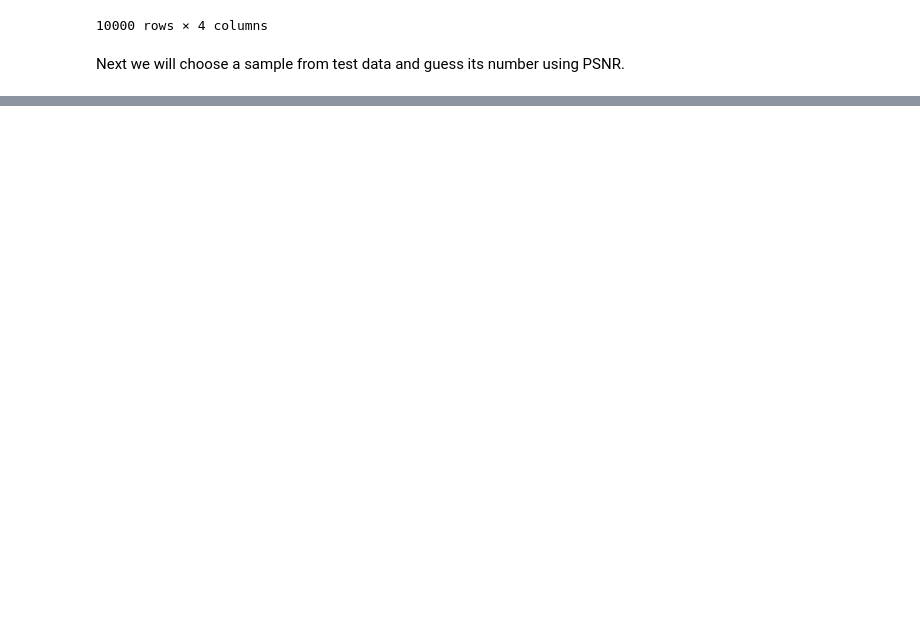
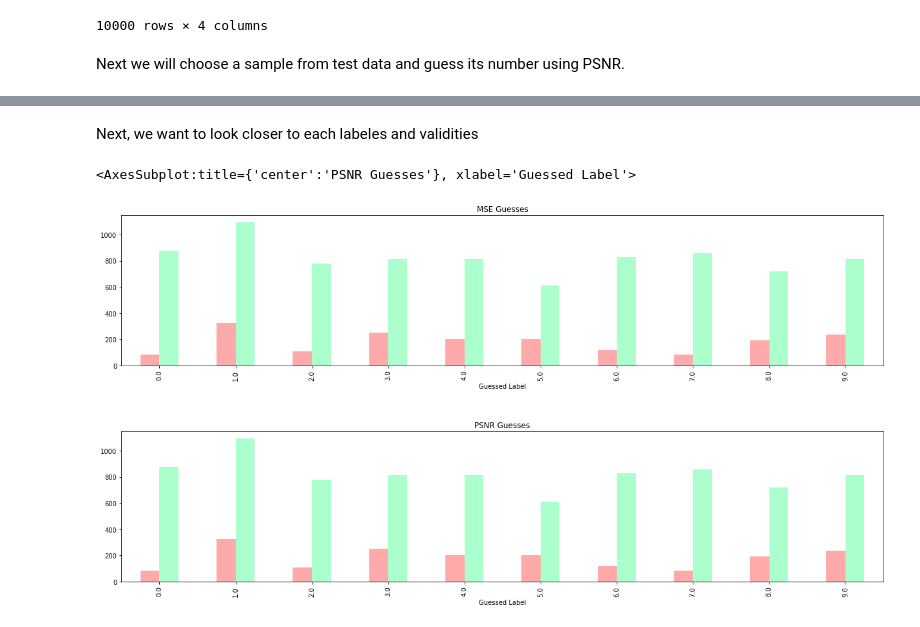
Before and after one commit to erfansobhaei/imgprcsings, a Jupyter notebook: part1/problem5/EvaluateImageSimilarity.ipynb, the cells around one changed output, grey strips where cells are left out. Cells and saved outputs as stored; diff of their text form; code cells hidden in the pictures; blank space fills up the shorter version.

```diff
--- a/part1/problem5/EvaluateImageSimilarity.ipynb
+++ b/part1/problem5/EvaluateImageSimilarity.ipynb
@@ -335 +331,55 @@ Valid guesses: 82.03%, 8203.0 out of 10000
 10000 rows × 4 columns
+# %% [markdown]
+Next, we want to look closer to each labeles and validities
+# %%
+# Counting number of each label for MSE
+df_MSE = (
+    MSE_data.groupby(["Guessed Label", "Valid"]).agg("count").reset_index().iloc[:, :-1]
+)
+df_MSE.columns = ["Guessed Label", "Valid", "Count"]
+
+df_MSE = pd.pivot_table(
+    df_MSE,
+    values="Count",
+    index="Guessed Label",
+    columns="Valid",
+)
+
+# Counting number of each label for MSE
+df_PSNR = (
+    PSNR_data.groupby(["Guessed Label", "Valid"])
+    .agg("count")
+    .reset_index()
+    .iloc[:, :-1]
+)
+df_PSNR.columns = ["Guessed Label", "Valid", "Count"]
+
+df_PSNR = pd.pivot_table(
+    df_PSNR,
+    values="Count",
+    index="Guessed Label",
+    columns="Valid",
+)
+
+# Showing plot based on number of right and wrong guesses for each label
+fig, axes = plt.subplots(nrows=2, ncols=1)
+fig.tight_layout(pad=2.0)
+df_MSE.plot(
+    kind="bar",
+    color=["#faa", "#afc"],
+    ax=axes[0],
+    figsize=(20, 15),
+    legend=False,
+    title="MSE Guesses",
+)
+df_PSNR.plot(
+    kind="bar",
+    color=["#faa", "#afc"],
+    ax=axes[1],
+    figsize=(20, 10),
+    legend=False,
+    title="PSNR Guesses",
+)
+# %% [output]
+<AxesSubplot:title={'center':'PSNR Guesses'}, xlabel='Guessed Label'>
+[figure, added]
```
Also changed, not shown: parts of 6 cells of this notebook.
